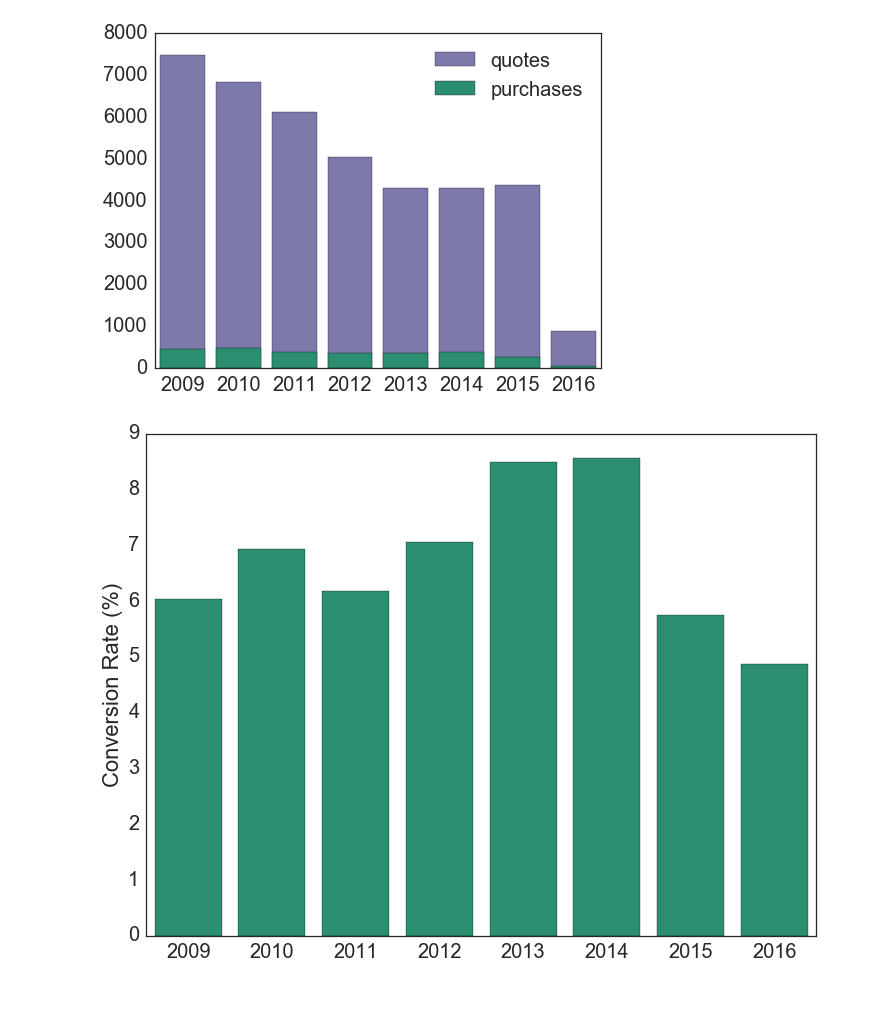
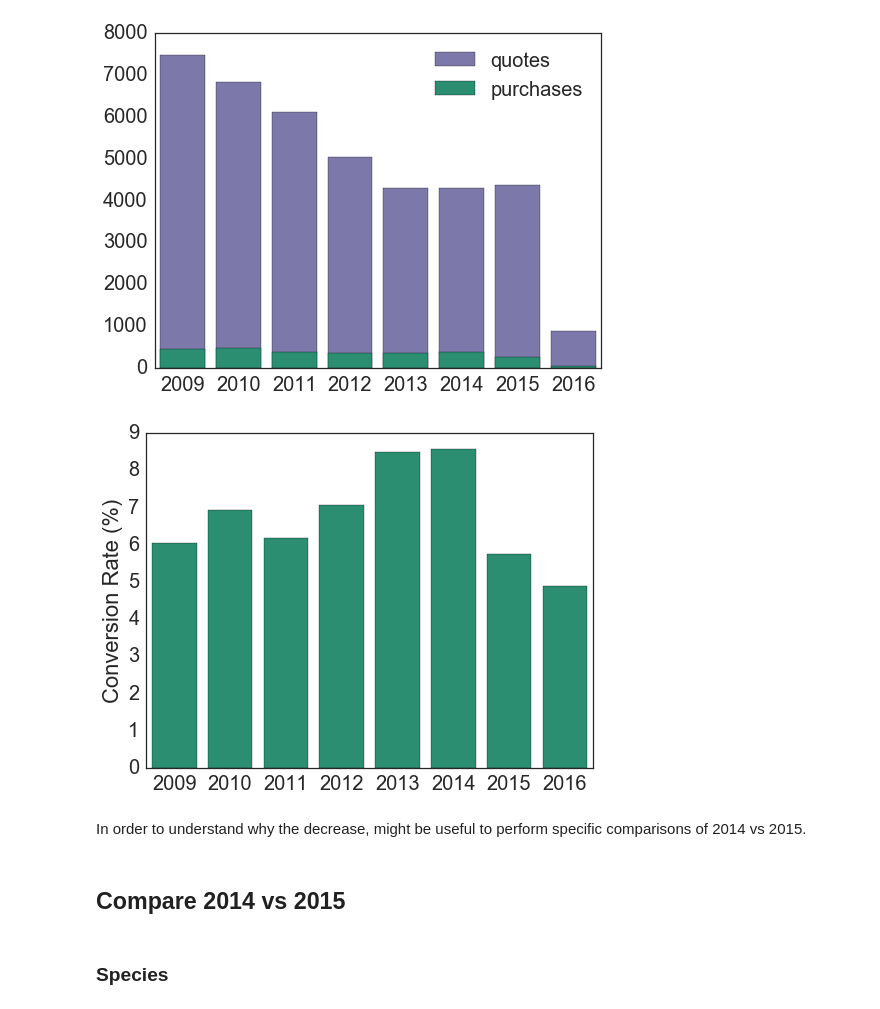
Before and after one commit to LindsayVass/BrazilianDirect, a Jupyter notebook: py/plot_conversion_data.ipynb, the cells around one changed output. Saved outputs shown, nothing was run; the diff lists cells and outputs as text; code cells hidden in the pictures.

Commit message:
examine conversion data

```diff
--- a/py/plot_conversion_data.ipynb
+++ b/py/plot_conversion_data.ipynb
@@ -36,7 +36,10 @@ gb_year = df.groupby('year')
 yearly_quotes = pd.DataFrame(df['year'].value_counts()).reset_index()
 yearly_quotes.columns = ['year', 'quotes']
 # %%
-# calculate yearly conversion rate
+# calculate yearly conversions and rates
 yearly_conversion = pd.DataFrame(gb_year['converted'].agg(np.sum)).reset_index()
-#yearly_conversion['converted'] = yearly_conversion['converted'] * 100
 yearly_conversion.columns = ['year', 'converted']
+
+yearly_conv_rate = pd.DataFrame(gb_year['converted'].agg(np.mean)).reset_index()
+yearly_conv_rate['converted'] = yearly_conv_rate['converted'] * 100
+yearly_conv_rate.columns = ['year', 'conversion rate']
@@ -82,10 +73,15 @@ plt.ylabel('');
 # %%
 sns.set_style('white')
 fig, ax = plt.subplots()
-sns.barplot(x = 'year', y = 'converted', data = yearly_conversion, color = color_palette[0]);
+sns.barplot(x = 'year', y = 'conversion rate', data = yearly_conv_rate, color = color_palette[0]);
 ax.set_xlabel('');
 ax.set_ylabel('Conversion Rate (%)');
-sns.set_context('notebook', font_scale=10)
-fig.set_size_inches(12, 9)
+fig.set_size_inches(8,6)
 # %% [output]
-[figure, old version]
+[figure, new version]
+# %% [markdown]
+In order to understand why the decrease, might be useful to perform specific comparisons of 2014 vs 2015.
+# %% [markdown]
+## Compare 2014 vs 2015
+# %% [markdown]
+### Species
```
Also changed, not shown: parts of 82 cells of this notebook, 1 other file.
